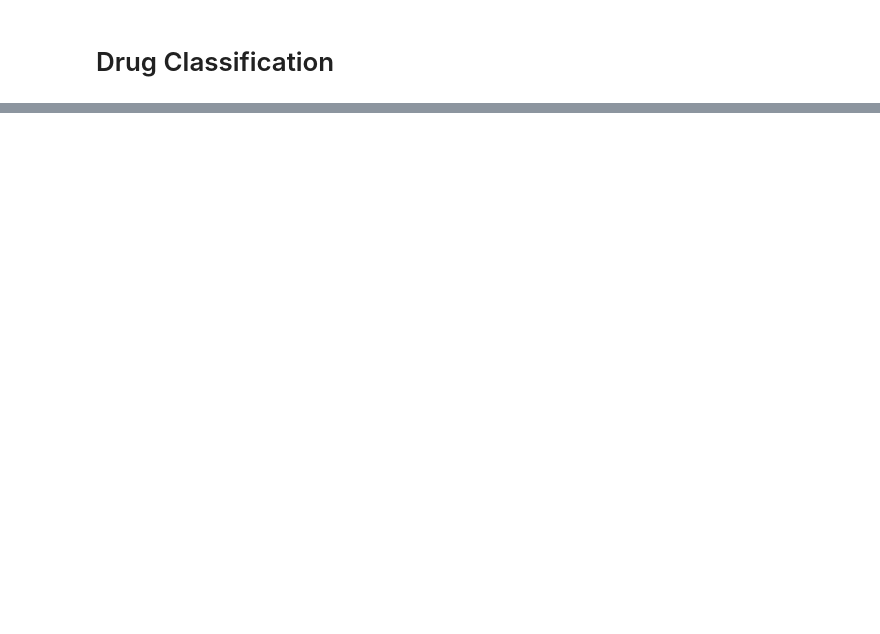
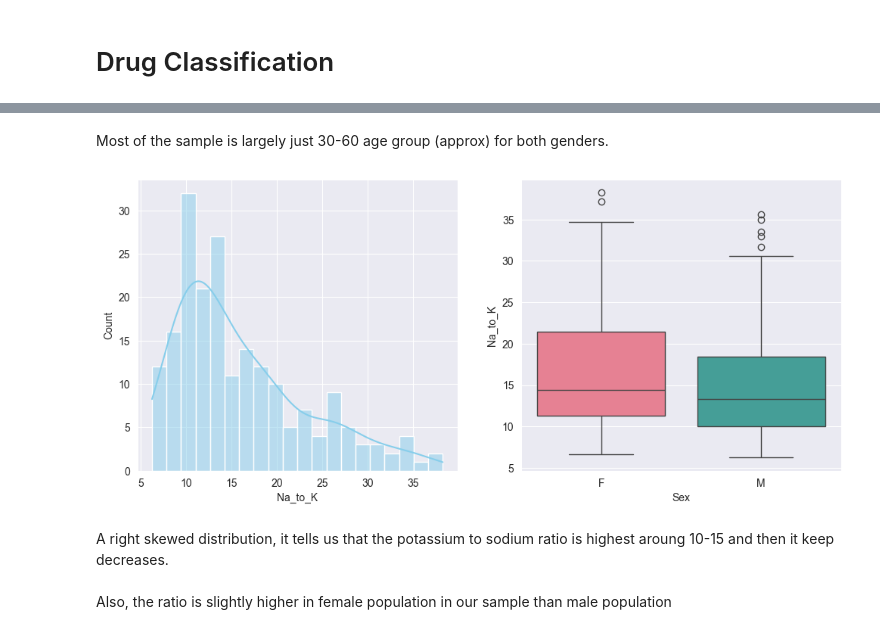
Before and after one commit to yashdeshpandex1/drug_classification, a Jupyter notebook: drug_classification.ipynb, the cells around one changed output, grey strips where cells are left out. Drawn from its saved outputs; the diff is of its cells as text; code cells hidden in the pictures; blank space fills up the shorter version.

```diff
--- a/drug_classification.ipynb
+++ b/drug_classification.ipynb
@@ -18,0 +186,14 @@ FileNotFoundError: [Errno 2] No such file or directory: 'drug_classification/dru
+# %% [markdown]
+Most of the sample is largely just 30-60 age group (approx) for both genders.
+# %%
+fig, axes = plt.subplots(1, 2, figsize=(12,5))
+
+sns.histplot(data=data_viz.df, x='Na_to_K', bins=20, kde=True, ax=axes[0], color='skyblue')
+sns.boxplot(data=data_viz.df, x='Sex',y = 'Na_to_K', hue='Sex', ax=axes[1], palette='husl')
+plt.show()
+# %% [output]
+[figure, added]
+# %% [markdown]
+A right skewed distribution, it tells us that the potassium to sodium ratio is highest aroung 10-15 and then it keep decreases. <br>
+<br>
+Also, the ratio is slightly higher in female population in our sample than male population
```
Also changed, not shown: parts of 20 cells of this notebook.
